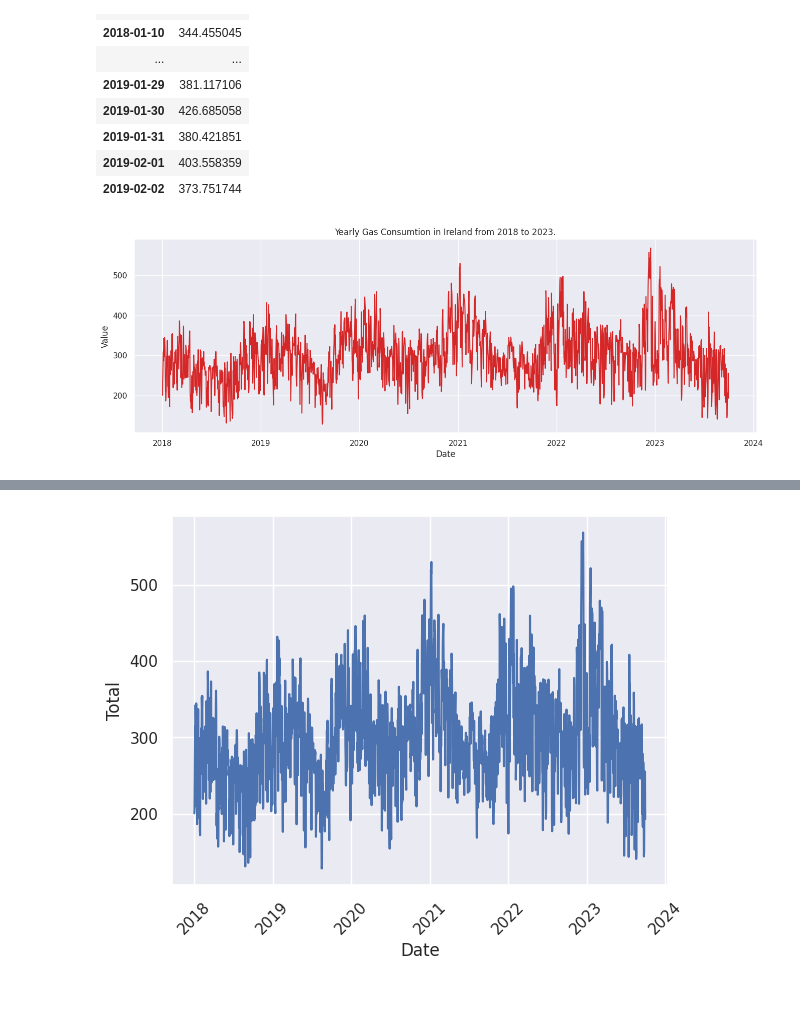
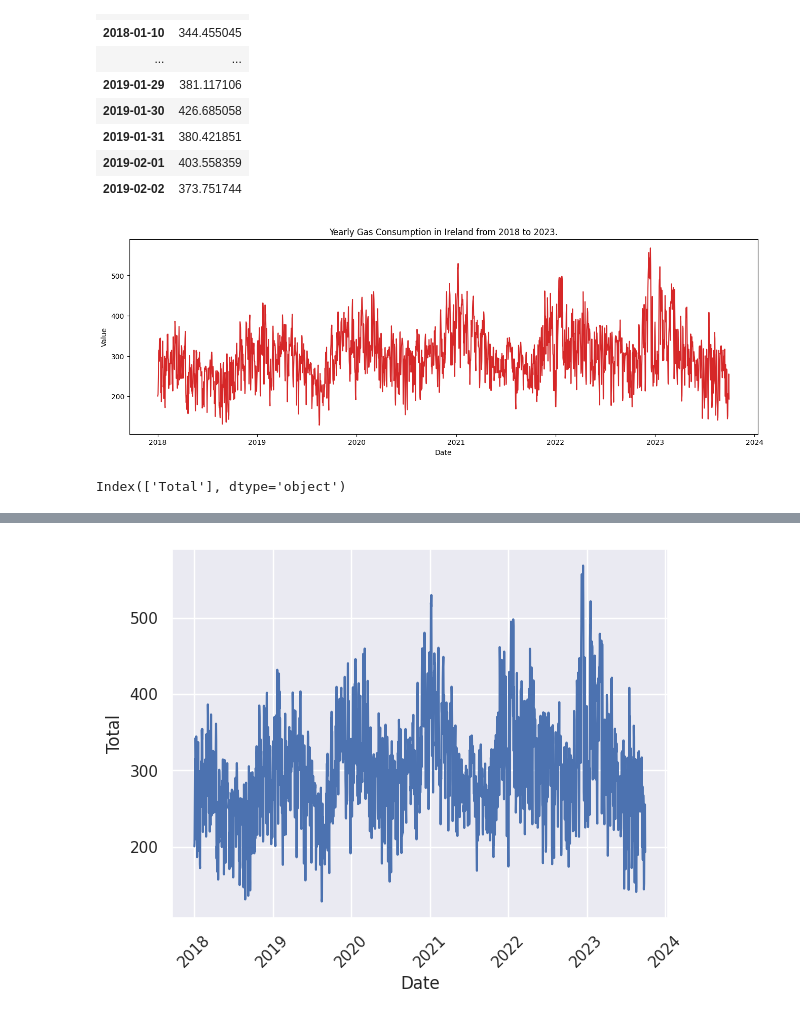
Before and after one commit to EdMendoza93/2023162, a Jupyter notebook: Integrated CA1 Sem 2 MSc in Data.ipynb, the cells around one changed output, grey strips where cells are left out. Cells and saved outputs as stored; diff of their text form; code cells hidden in the pictures.

```diff
--- a/Integrated CA1 Sem 2 MSc in Data.ipynb
+++ b/Integrated CA1 Sem 2 MSc in Data.ipynb
@@ -55,11 +55,15 @@ gasConsumption
 # %%
 # Draw Plot
 def plot_df(df, x, y, title="", xlabel='Date', ylabel='Value', dpi=100):
     plt.figure(figsize=(16,5), dpi=dpi)
     plt.plot(x, y, color='tab:red')
     plt.gca().set(title=title, xlabel=xlabel, ylabel=ylabel)
     plt.show()
 
-plot_df(gasConsumption, x=gasConsumption.index, y=gasConsumption.Total, title='Yearly Gas Consumtion in Ireland from 2018 to 2023.')
+plot_df(gasConsumption, x=gasConsumption.index, y=gasConsumption.Total, title='Yearly Gas Consumption in Ireland from 2018 to 2023.')
 # %% [output]
-[figure, old version]
+[figure, new version]
+# %%
+print(gasConsumption.columns)
+# %% [output]
+Index(['Total'], dtype='object')
```
Also changed, not shown: parts of 13 cells of this notebook.
